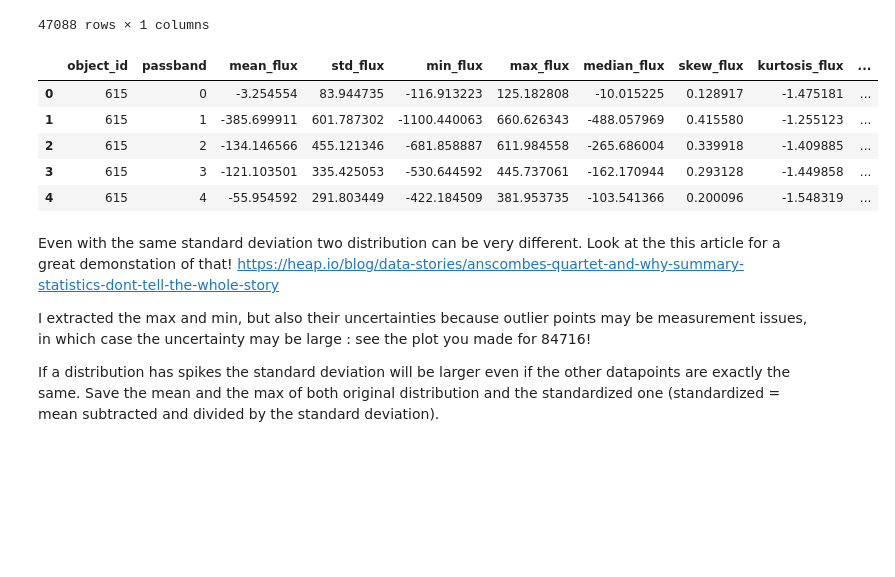
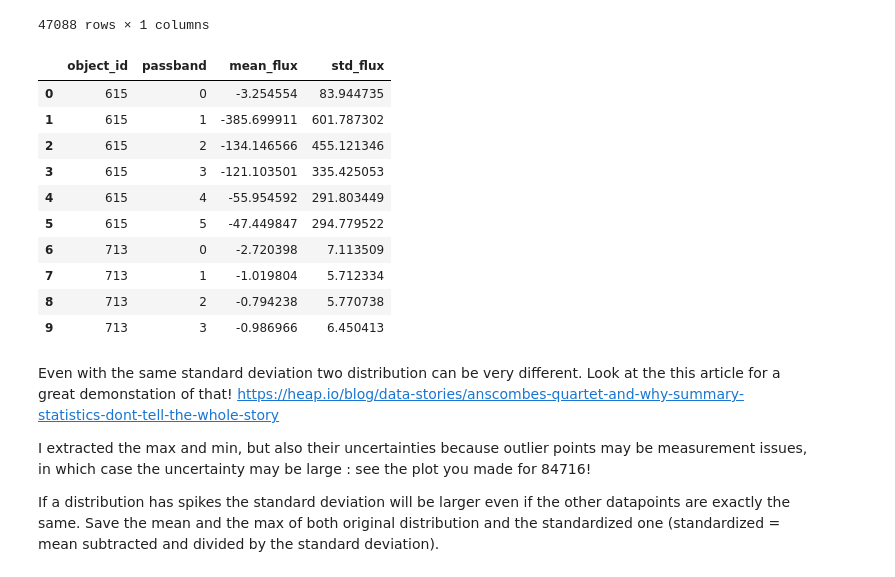
Before and after one commit to Legacy560/MLTSA25_RWolynetz, a Jupyter notebook: HW4/HW4_PLAsTICC_GP_homework_MTLSA25_RWolynetz.ipynb, the cells around one changed output. Drawn from its saved outputs; the diff is of its cells as text; code cells hidden in the pictures; blank space fills up the shorter version.

```diff
--- a/HW4/HW4_PLAsTICC_GP_homework_MTLSA25_RWolynetz.ipynb
+++ b/HW4/HW4_PLAsTICC_GP_homework_MTLSA25_RWolynetz.ipynb
@@ -350,31 +350,29 @@ means
 # %%
 #Extract other features
 # Ensure index is reset without duplicating existing columns
 lcvs = lcvs.reset_index(drop=True)
 
 # Extracting features using groupby
 lcvs_features = lcvs.groupby(['object_id', 'passband']).agg(
     mean_flux=('flux', 'mean'),
     std_flux=('flux', 'std'),
-    min_flux=('flux', 'min'),
-    max_flux=('flux', 'max'),
-    median_flux=('flux', 'median'),
-    skew_flux=('flux', lambda x: x.skew()),
-    kurtosis_flux=('flux', lambda x: x.kurtosis()),
-    mean_flux_err=('flux_err', 'mean'),
-    std_flux_err=('flux_err', 'std'),
-    median_flux_err=('flux_err', 'median')
+
 ).reset_index()
 
 # Display the extracted features
-lcvs_features.head()
+lcvs_features.head(10)
 # %% [output]
-|  | object_id | passband | mean_flux | std_flux | min_flux | max_flux | median_flux | skew_flux | kurtosis_flux | ... |
-| 0 | 615 | 0 | -3.254554 | 83.944735 | -116.913223 | 125.182808 | -10.015225 | 0.128917 | -1.475181 | ... |
-| 1 | 615 | 1 | -385.699911 | 601.787302 | -1100.440063 | 660.626343 | -488.057969 | 0.415580 | -1.255123 | ... |
-| 2 | 615 | 2 | -134.146566 | 455.121346 | -681.858887 | 611.984558 | -265.686004 | 0.339918 | -1.409885 | ... |
-| 3 | 615 | 3 | -121.103501 | 335.425053 | -530.644592 | 445.737061 | -162.170944 | 0.293128 | -1.449858 | ... |
-| 4 | 615 | 4 | -55.954592 | 291.803449 | -422.184509 | 381.953735 | -103.541366 | 0.200096 | -1.548319 | ... |
+|  | object_id | passband | mean_flux | std_flux |
+| 0 | 615 | 0 | -3.254554 | 83.944735 |
+| 1 | 615 | 1 | -385.699911 | 601.787302 |
+| 2 | 615 | 2 | -134.146566 | 455.121346 |
+| 3 | 615 | 3 | -121.103501 | 335.425053 |
+| 4 | 615 | 4 | -55.954592 | 291.803449 |
+| 5 | 615 | 5 | -47.449847 | 294.779522 |
+| 6 | 713 | 0 | -2.720398 | 7.113509 |
+| 7 | 713 | 1 | -1.019804 | 5.712334 |
+| 8 | 713 | 2 | -0.794238 | 5.770738 |
+| 9 | 713 | 3 | -0.986966 | 6.450413 |
 # %%
 #example
 from scipy import stats
```
Also changed, not shown: parts of 14 cells of this notebook.
